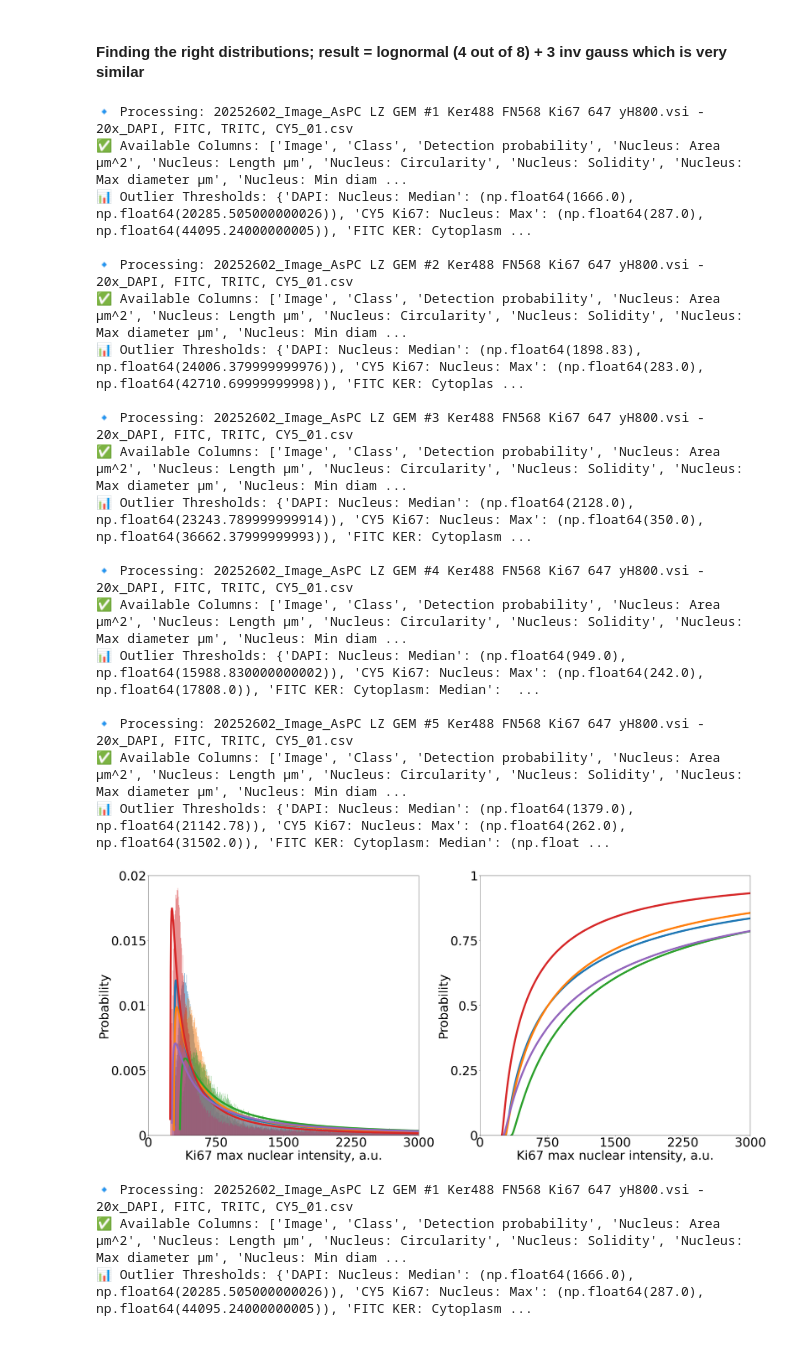
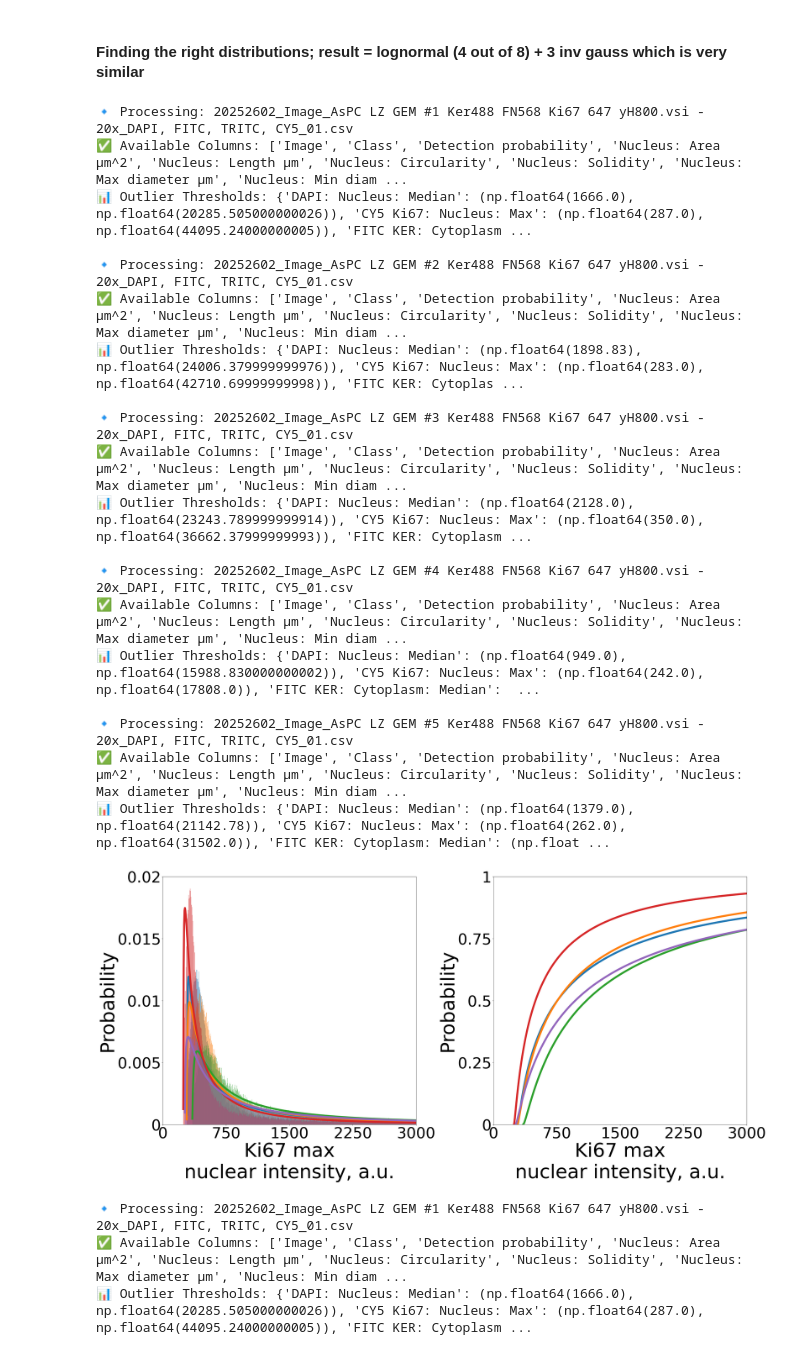
Before and after one commit to HMS-IAC/stroma-spatial-analysis-web, a Jupyter notebook: analysis/AsPC_Ki67/20250221_ki67_fitter.ipynb, the cells around one changed output. Cells and saved outputs as stored; diff of their text form; code cells hidden in the pictures.

Commit message:
update plot formatting w feedback from co-authors

```diff
--- a/analysis/AsPC_Ki67/20250221_ki67_fitter.ipynb
+++ b/analysis/AsPC_Ki67/20250221_ki67_fitter.ipynb
@@ -160,8 +160,8 @@ expected_columns = {
 
 # Define axis labels and limits
 axis_labels = {
-    "PDF": "Ki67 max nuclear intensity, a.u.",
-    "CDF": "Ki67 max nuclear intensity, a.u."
+    "PDF": "Ki67 max\nnuclear intensity, a.u.",
+    "CDF": "Ki67 max\nnuclear intensity, a.u."
 }
 axis_limits = {
     "PDF": (0, 3000),
@@ -173,7 +173,7 @@ axis_limits = {
 dfs, column_mapping = load_and_preprocess_files(folder_path, file_paths, expected_columns)
 
 # Initialize plots
-fig, axs = plt.subplots(1, 2, figsize=(34, 15))
+fig, axs = plt.subplots(1, 2, figsize=(34, 16))
 
 # Define bin width for histogram and fitting
 bin_width = bin_sizes.get("Ki67_647", 5)
@@ -217,9 +217,9 @@ for idx, df in enumerate(dfs):
 for key, ax in zip(["PDF", "CDF"], axs):
     ax.set_yscale('linear')
     ax.set_xscale('linear')
-    ax.set_ylabel('Probability', fontsize=45)
-    ax.set_xlabel(axis_labels[key], fontsize=45)
-    ax.tick_params(axis='both', labelsize=45)
+    ax.set_ylabel('Probability', fontsize=70)
+    ax.set_xlabel(axis_labels[key], fontsize=70)
+    ax.tick_params(axis='both', labelsize=55)
 
     # Set x-axis range and define 5 evenly spaced ticks
     if key in axis_limits:
@@ -233,34 +233,34 @@ for key, ax in zip(["PDF", "CDF"], axs):
         min_y, max_y = min(yticks), max(yticks)
         yticks = np.linspace(min_y, max_y, 5)
         ax.set_yticks(yticks)
 
     # Format y-tick labels to 2 significant digits
     ax.set_yticklabels([f"{tick:.2g}" for tick in yticks])
 
 plt.tight_layout()
 plt.savefig("/Users/antoine/Harvard/IAC/image_analysis_paper_QP_projects/AsPC_Ki67/results/measurements_distribution/2025_fitted_measurements_distribution_Ki67.png", dpi=300)
 plt.show()
 # %% [output]
 🔹 Processing: 20252602_Image_AsPC LZ GEM #1 Ker488 FN568 Ki67 647 yH800.vsi - 20x_DAPI, FITC, TRITC, CY5_01.csv
 ✅ Available Columns: ['Image', 'Class', 'Detection probability', 'Nucleus: Area µm^2', 'Nucleus: Length µm', 'Nucleus: Circularity', 'Nucleus: Solidity', 'Nucleus: Max diameter µm', 'Nucleus: Min diam ...
 📊 Outlier Thresholds: {'DAPI: Nucleus: Median': (np.float64(1666.0), np.float64(20285.505000000026)), 'CY5 Ki67: Nucleus: Max': (np.float64(287.0), np.float64(44095.24000000005)), 'FITC KER: Cytoplasm ...
 
 🔹 Processing: 20252602_Image_AsPC LZ GEM #2 Ker488 FN568 Ki67 647 yH800.vsi - 20x_DAPI, FITC, TRITC, CY5_01.csv
 ✅ Available Columns: ['Image', 'Class', 'Detection probability', 'Nucleus: Area µm^2', 'Nucleus: Length µm', 'Nucleus: Circularity', 'Nucleus: Solidity', 'Nucleus: Max diameter µm', 'Nucleus: Min diam ...
 📊 Outlier Thresholds: {'DAPI: Nucleus: Median': (np.float64(1898.83), np.float64(24006.379999999976)), 'CY5 Ki67: Nucleus: Max': (np.float64(283.0), np.float64(42710.69999999998)), 'FITC KER: Cytoplas ...
 
 🔹 Processing: 20252602_Image_AsPC LZ GEM #3 Ker488 FN568 Ki67 647 yH800.vsi - 20x_DAPI, FITC, TRITC, CY5_01.csv
 ✅ Available Columns: ['Image', 'Class', 'Detection probability', 'Nucleus: Area µm^2', 'Nucleus: Length µm', 'Nucleus: Circularity', 'Nucleus: Solidity', 'Nucleus: Max diameter µm', 'Nucleus: Min diam ...
 📊 Outlier Thresholds: {'DAPI: Nucleus: Median': (np.float64(2128.0), np.float64(23243.789999999914)), 'CY5 Ki67: Nucleus: Max': (np.float64(350.0), np.float64(36662.37999999993)), 'FITC KER: Cytoplasm ...
 
 🔹 Processing: 20252602_Image_AsPC LZ GEM #4 Ker488 FN568 Ki67 647 yH800.vsi - 20x_DAPI, FITC, TRITC, CY5_01.csv
 ✅ Available Columns: ['Image', 'Class', 'Detection probability', 'Nucleus: Area µm^2', 'Nucleus: Length µm', 'Nucleus: Circularity', 'Nucleus: Solidity', 'Nucleus: Max diameter µm', 'Nucleus: Min diam ...
 📊 Outlier Thresholds: {'DAPI: Nucleus: Median': (np.float64(949.0), np.float64(15988.830000000002)), 'CY5 Ki67: Nucleus: Max': (np.float64(242.0), np.float64(17808.0)), 'FITC KER: Cytoplasm: Median':  ...
 
 🔹 Processing: 20252602_Image_AsPC LZ GEM #5 Ker488 FN568 Ki67 647 yH800.vsi - 20x_DAPI, FITC, TRITC, CY5_01.csv
 ✅ Available Columns: ['Image', 'Class', 'Detection probability', 'Nucleus: Area µm^2', 'Nucleus: Length µm', 'Nucleus: Circularity', 'Nucleus: Solidity', 'Nucleus: Max diameter µm', 'Nucleus: Min diam ...
 📊 Outlier Thresholds: {'DAPI: Nucleus: Median': (np.float64(1379.0), np.float64(21142.78)), 'CY5 Ki67: Nucleus: Max': (np.float64(262.0), np.float64(31502.0)), 'FITC KER: Cytoplasm: Median': (np.float ...
-[figure, old version]
+[figure, new version]
 # %%
 import os
 import numpy as np
```
Also changed, not shown: parts of 2 cells of this notebook, 1 other file.
